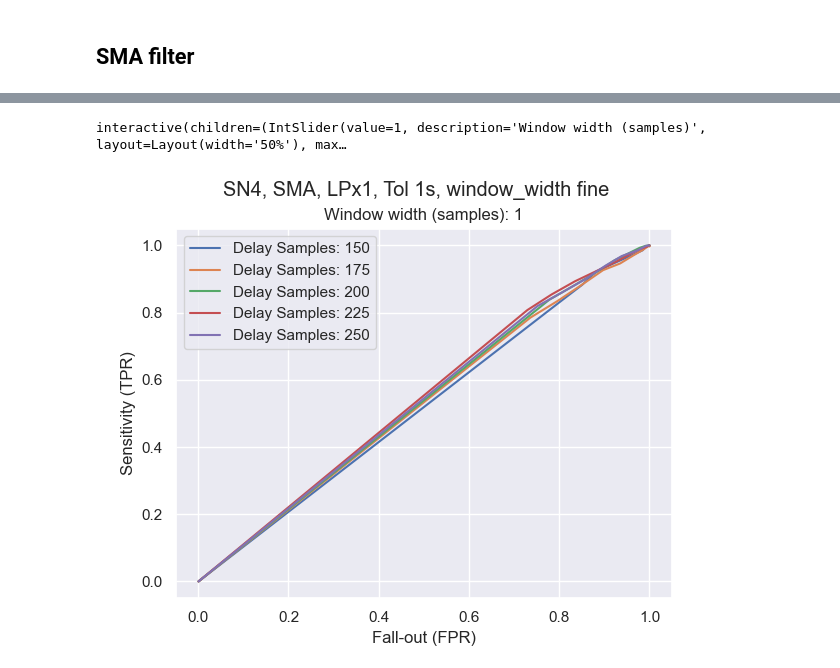
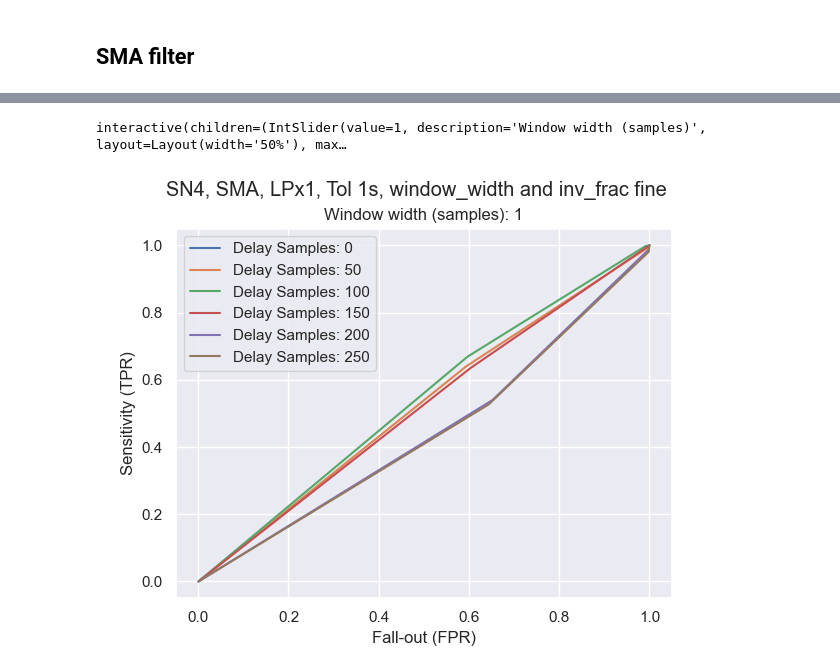
Before and after one commit to roysiu-gh/qtnm-trigger-cfd, a Jupyter notebook: analysis/roc_plot2.ipynb, the cells around one changed output, grey strips where cells are left out. Drawn from its saved outputs; the diff is of its cells as text; code cells hidden in the pictures.

Commit message:
Generate fine vary_filter_roc_data for SMA SN4. Tidy plots.
File: vary_filter_roc_data - SN4, SMA, LPx1, Tol 1s, window_width and inv_frac fine.csv

```diff
--- a/analysis/roc_plot2.ipynb
+++ b/analysis/roc_plot2.ipynb
@@ -104,7 +101,11 @@ interactive(children=(IntSlider(value=10, description='Window width (samples)',
 # %%
-pd_analyse = pd.read_csv("../data/vary_filter_roc_data - SN4, SMA, LPx1, Tol 1s, window_width fine.csv")
-plot_roc_curves_sma(pd_analyse, title="SN4, SMA, LPx1, Tol 1s, window_width fine")
-print()
+# pd_analyse = pd.read_csv("../data/vary_filter_roc_data - SN4, SMA, LPx1, Tol 1s, window_width fine.csv")
+# plot_roc_curves_sma(pd_analyse, title="SN4, SMA, LPx1, Tol 1s, window_width fine")
+# print()
-# %% [output]
-interactive(children=(IntSlider(value=1, description='Window width (samples)', layout=Layout(width='50%'), max…
-[figure, removed]
+# %%
+pd_analyse = pd.read_csv("../data/vary_filter_roc_data - SN4, SMA, LPx1, Tol 1s, window_width and inv_frac fine.csv")
+plot_roc_curves_sma(pd_analyse, title="SN4, SMA, LPx1, Tol 1s, window_width and inv_frac fine")
+print()
+# %% [output]
+interactive(children=(IntSlider(value=1, description='Window width (samples)', layout=Layout(width='50%'), max…
+[figure, added]
```
Also changed, not shown: parts of 1 cell of this notebook, 1 other file.
